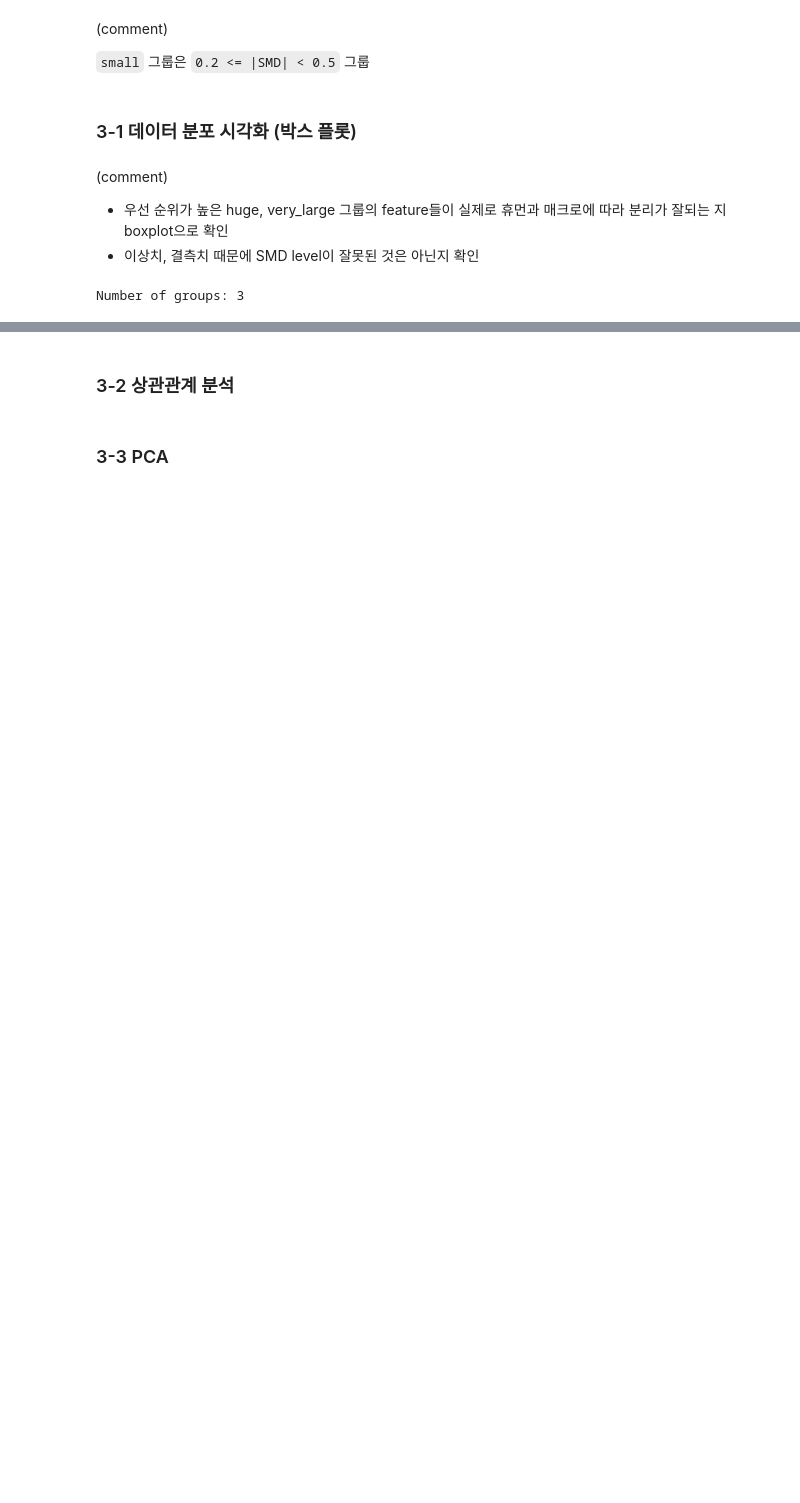
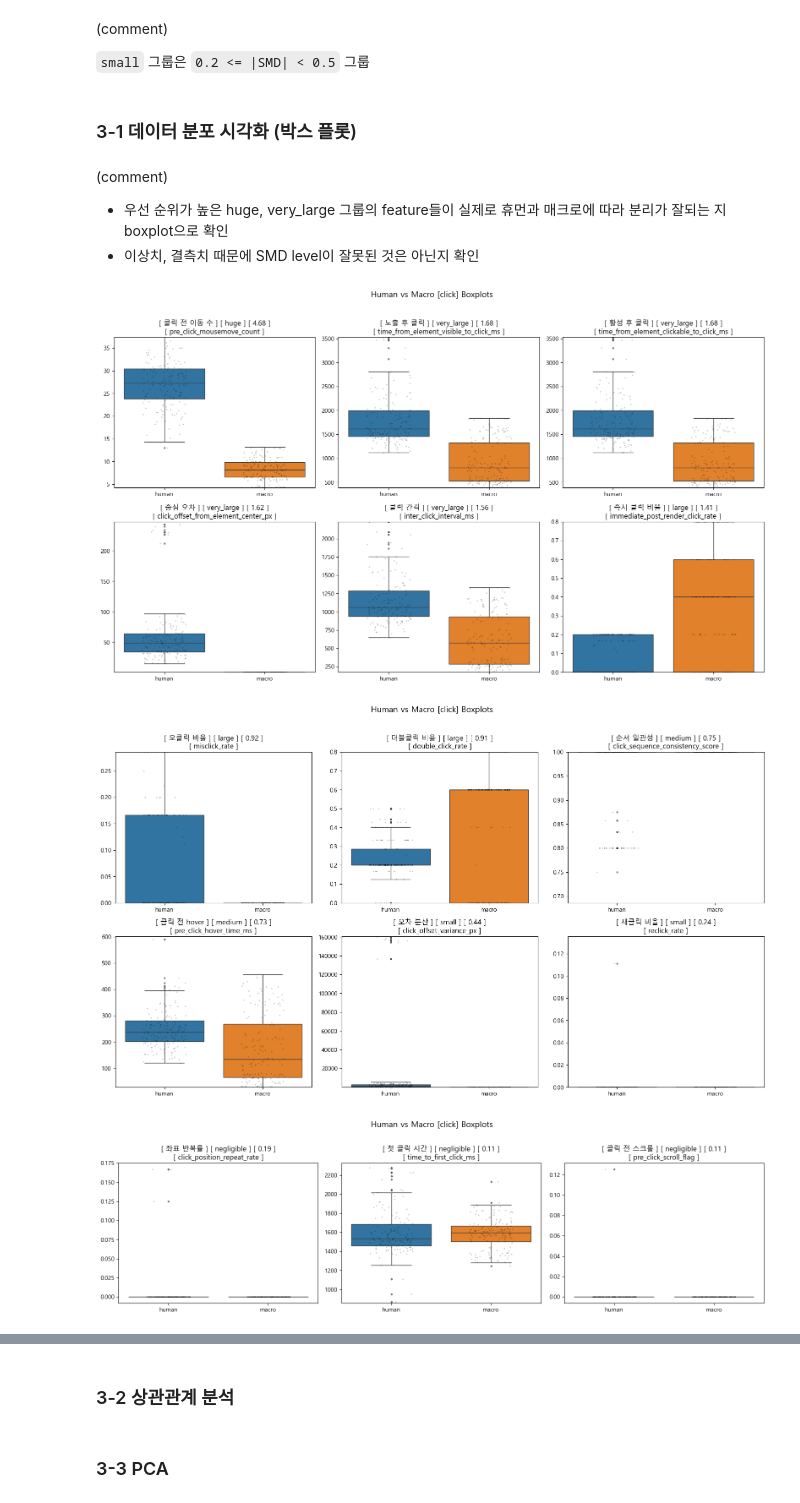
Before and after one commit to Tickle-ticket/Tickle, a Jupyter notebook: services/ai/train/EDA/eda_chan.ipynb, the cells around one changed output, grey strips where cells are left out. Drawn from its saved outputs; the diff is of its cells as text; code cells hidden in the pictures; blank space fills up the shorter version.

```diff
--- a/services/ai/train/EDA/eda_chan.ipynb
+++ b/services/ai/train/EDA/eda_chan.ipynb
@@ -621,32 +628,35 @@ def draw_boxplot(group: str, features: list[str]) -> None:
             if q_high > q_low:
                 ax.set_ylim(q_low, q_high)
 
             ax.set_title(f"[ {feature_ko} ] [ {feature_smd_map.get(feature, (None, None))[0]} ] [ {feature_smd_map.get(feature, (None, None))[1]:.2f} ]\n[ {feature} ]")
             ax.set_xlabel("")
             ax.set_ylabel("")
 
         total_axes = rows * N_COLS
 
         for j in range(len(subset), total_axes):
             r = j // N_COLS
             c = j % N_COLS
             axes[r, c].axis("off")
 
         fig.suptitle(
             f"Human vs Macro [{group}] Boxplots",
             y=1.02,
             fontsize=14,
         )
 
         plt.tight_layout()
         plt.show()
 
 groups = []
 features_list = []
 for group, features in FEATURE_GROUPS_SORTED.items():
     groups.append(group)
     features_list.append(features)
 
-print("Number of groups:", len(groups))
+for group, features in FEATURE_GROUPS_SORTED.items():
+    draw_boxplot(group, features)
 # %% [output]
-Number of groups: 3
+[figure, added]
+[figure, added]
+[figure, added]
```
Also changed, not shown: parts of 9 cells of this notebook.
